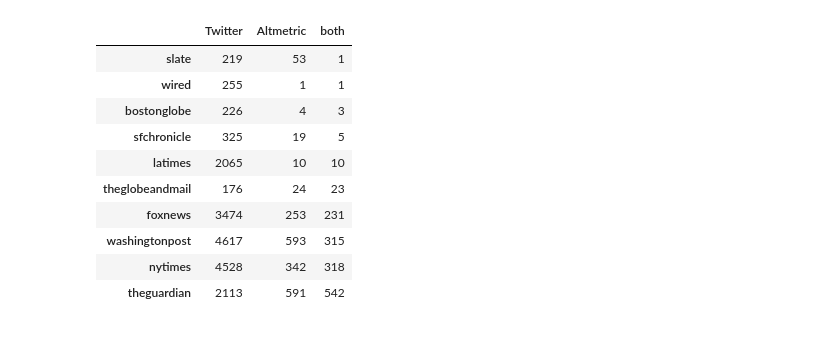
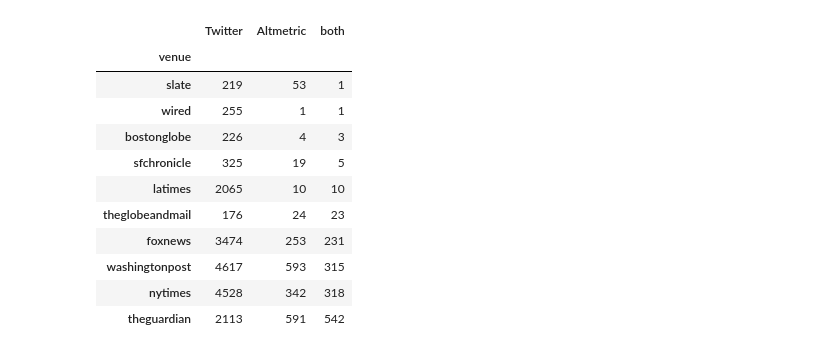
Before and after one commit to ScholCommLab/second-order, a Jupyter notebook: pipelines/3_altmetric/altmetric_analysis.ipynb, the cells around one changed output. Cells and saved outputs as stored; diff of their text form; code cells hidden in the pictures.

```diff
--- a/pipelines/3_altmetric/altmetric_analysis.ipynb
+++ b/pipelines/3_altmetric/altmetric_analysis.ipynb
@@ -31,5 +37,7 @@ tweets = root / Config.get('output_files', 'tweets')
 twitter_urls = root / Config.get('output_files', 'twitter_urls')
 altmetric_urls = root / Config.get('output_files',  'altmetric_urls')
 
+summary_altmetric = root / Config.get('output_files',  'summary_altmetric')
+
 twitter_urls = load_urls(twitter_urls)
 altmetric_urls = load_altmetric(altmetric_urls)
@@ -42,23 +59,25 @@ tw_urls_per_source = df.groupby("venue")['cleaned_url'].apply(lambda x: set(x.un
 # %%
 df = pd.DataFrame(columns=['Twitter', 'Altmetric', 'both'])
 for ix, tw_urls in tw_urls_per_source.iteritems():
     try:
         tw = len(tw_urls)
         if ix in am_urls_per_source:
             am_urls = am_urls_per_source[ix]
             am = len(am_urls)
             both = len(tw_urls.intersection(am_urls))
         else:
             am = 0
             both = 0
         df.loc[ix] = [tw, am, both]
     except:
         raise
-df.sort_values(by="both")
-# df.index.name = "venue"
-# df.to_csv("results.csv")
+df.index.name = "venue"
+df.sort_values(by="both", inplace=True)
+df.to_csv(summary_altmetric)
+df
 # %% [output]
 |  | Twitter | Altmetric | both |
+| venue |  |  |  |
 | slate | 219 | 53 | 1 |
 | wired | 255 | 1 | 1 |
 | bostonglobe | 226 | 4 | 3 |
```
Also changed, not shown: parts of 6 cells of this notebook, 1 other file.
